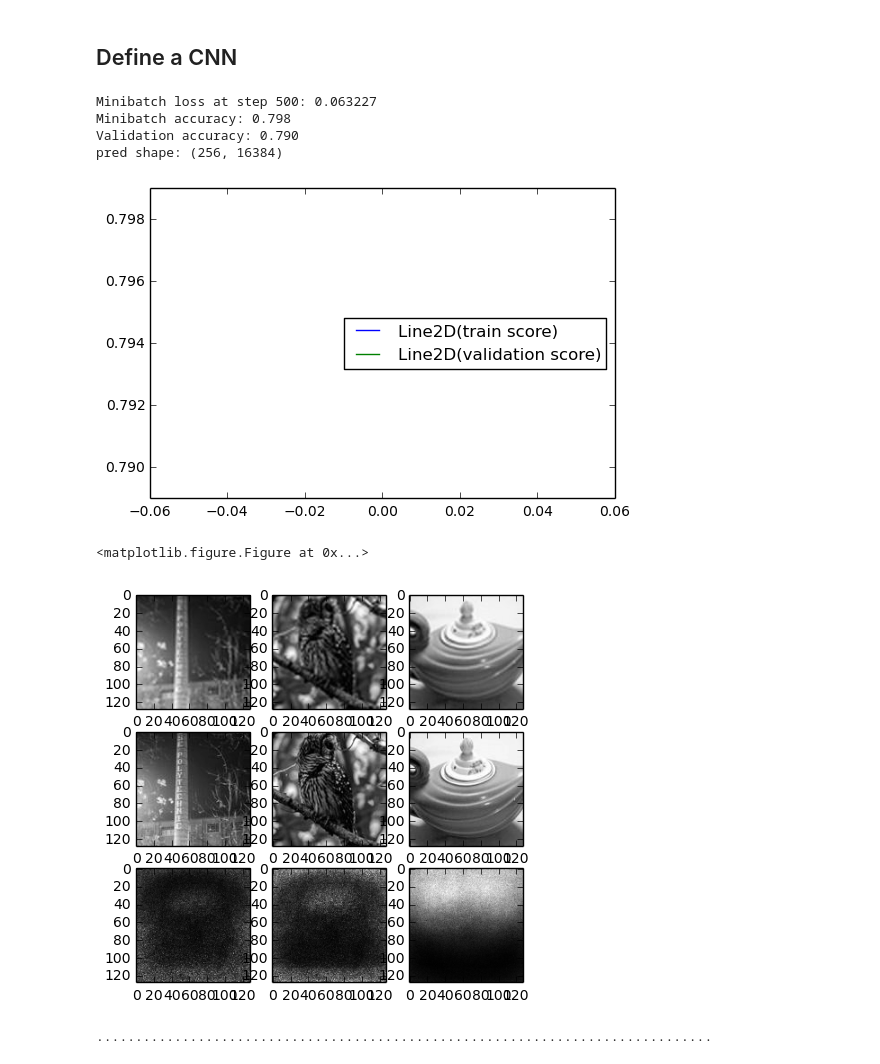
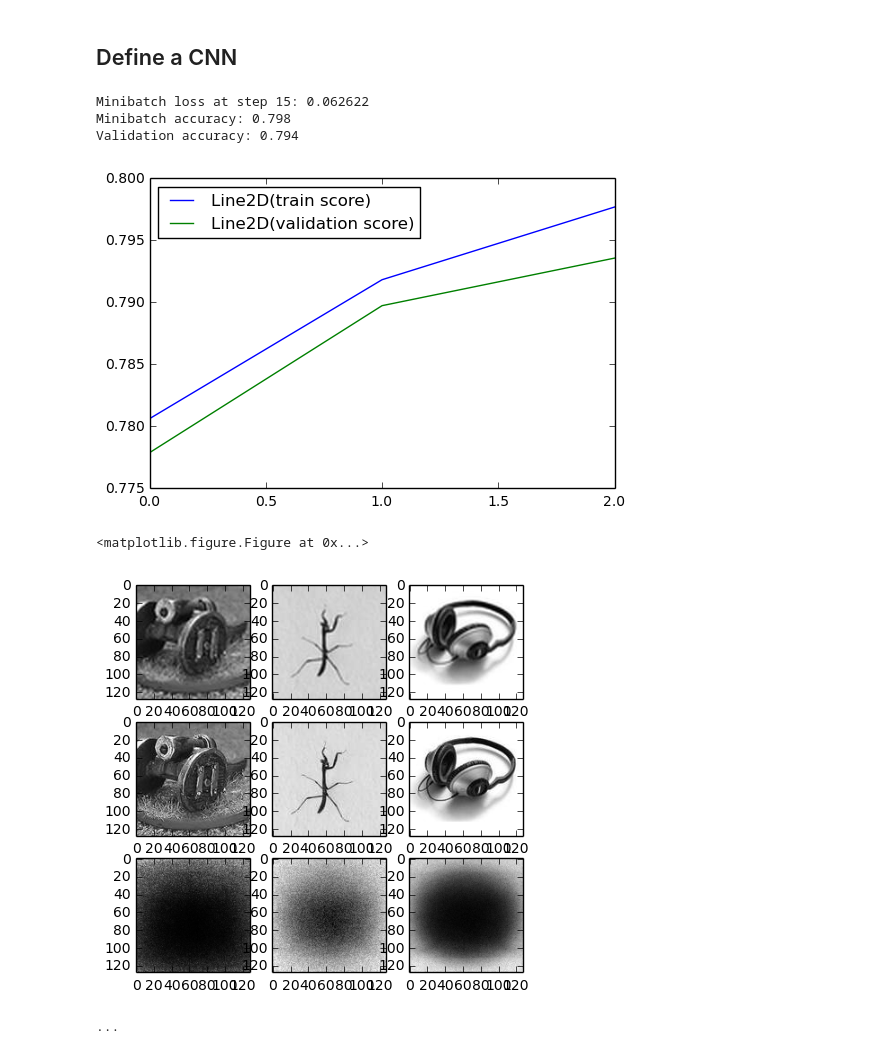
Before and after one commit to lucasdupin/ml-image-scaling, a Jupyter notebook: 2_autoencoder.ipynb, the cells around one changed output. Cells and saved outputs as stored; diff of their text form; code cells hidden in the pictures.

Commit message:
dropout and learning rate

```diff
--- a/2_autoencoder.ipynb
+++ b/2_autoencoder.ipynb
@@ -68,7 +68,6 @@ n_input = X_train.shape[1] # data shape
 
 # parameters
 intial_stddev = 0.1
-learning_rate = 0.01
 training_epochs = 20
 batch_size = 256
 display_step = 1
@@ -87,7 +86,7 @@ activate = tf.nn.sigmoid
 # Encode
 def encode(x):
     # First layer
-    layer_1 = activate(tf.add(tf.matmul(x, W['encoder_h1']), b['encoder_b1']))
+    layer_1 = tf.nn.dropout(activate(tf.add(tf.matmul(x, W['encoder_h1']), b['encoder_b1'])), 0.5)
     # Decoder Hidden layer with sigmoid activation #2
     layer_2 = activate(tf.add(tf.matmul(layer_1, W['encoder_h2']), b['encoder_b2']))
     return layer_2
@@ -134,7 +133,7 @@ with graph.as_default():
 
     # Learning rate with exponential decay
     global_step = tf.Variable(0, trainable=False)
-    learning_rate = tf.train.exponential_decay(0.05, global_step, 100000, 0.96, staircase=True)
+    learning_rate = tf.train.exponential_decay(0.01, global_step, 100000, 0.96, staircase=True)
 #     optimizer = tf.train.GradientDescentOptimizer(learning_rate).minimize(loss)
     optimizer =  tf.train.RMSPropOptimizer(learning_rate).minimize(loss)
 
@@ -146,7 +145,7 @@ def accuracy(predictions, labels):
     return 1. - np.mean(np.abs(predictions - labels))
 # %%
 save_step = 50000
-preview_step = 500
+preview_step = 5
 examples_to_show = 3
 
 keep_training = True
@@ -171,21 +170,24 @@ with tf.Session(graph=graph) as session:
     while keep_training:
         print(".", end="")
 
-        # SGD
-        offset = (step * batch_size) % (y_train.shape[0] - batch_size)
-        batch_data = X_train[offset:(offset + batch_size), :]
-        batch_labels = y_train[offset:(offset + batch_size), :]
+        # Loop over all batches
+        total_batch = int(X_train.shape[0]/batch_size)
+        for i in range(total_batch):
 
-        # Data passed into the session
-        feed_dict = {
-            tf_X : batch_data,
-            tf_y : batch_labels,
-            global_step: step
-        }
+            # SGD
+            offset = (i * batch_size)
+            batch_data = X_train[offset:(offset + batch_size), :]
+            batch_labels = y_train[offset:(offset + batch_size), :]
 
-        # Run session
-        _, l = session.run(
-          [optimizer, loss], feed_dict=feed_dict)
+            # Data passed into the session
+            feed_dict = {
+                tf_X : batch_data,
+                tf_y : batch_labels,
+                global_step: step
+            }
+
+            # Run session
+            _, l = session.run([optimizer, loss], feed_dict=feed_dict)
 
         # Increment global step to decrease learning ratio
         step = step + 1
@@ -205,41 +207,38 @@ with tf.Session(graph=graph) as session:
 
             minibatch_acc.append(m_acc)
             val_acc.append(v_acc)
 
             clear_output()
             print("Minibatch loss at step %d: %f" % (step, l))
             print("Minibatch accuracy: %.3f" % m_acc)
             print("Validation accuracy: %.3f" % v_acc)
 
-            print("pred shape: %s " % (valid_predictions.shape,))
-
             show_stats()
 
             # Compare original images with their reconstructions
             f, a = plt.subplots(3, 3, figsize=(5, 5))
             for i in range(examples_to_show):
                 image_shape = (128, 128)
-                a[0][i].imshow(np.reshape(batch_data[i], image_shape), cmap="gray")
-                a[1][i].imshow(np.reshape(batch_labels[i], image_shape), cmap="gray")
-                a[2][i].imshow(np.reshape(train_predictions[i], image_shape), cmap="gray")
+                a[0][i].imshow(np.reshape(valid_sample[i], image_shape), cmap="gray")
+                a[1][i].imshow(np.reshape(valid_label_sample[i], image_shape), cmap="gray")
+                a[2][i].imshow(np.reshape(valid_predictions[i], image_shape), cmap="gray")
             f.show()
             plt.show()
 
 
         if (step % save_step == 0):
             save_path = saver.save(session, ("model_global_step_%s_chart_step_%s.ckpt" % (step, len(minibatch_acc))))
             print("Model saved in file: %s" % save_path)
 
     test_predictions = session.run(y_pred, feed_dict= {
         tf_X: X_test[:n_hidden_1]
     })
     print('Test accuracy: %.1f' % accuracy(test_predictions[:n_hidden_1], y_test[:n_hidden_1]))
 # %% [output]
-Minibatch loss at step 500: 0.063227
+Minibatch loss at step 15: 0.062622
 Minibatch accuracy: 0.798
-Validation accuracy: 0.790
-pred shape: (256, 16384)
+Validation accuracy: 0.794
-[figure, old version]
+[figure, new version]
 <matplotlib.figure.Figure at 0x...>
-[figure, old version]
+[figure, new version]
-...............................................................................
+...
```
